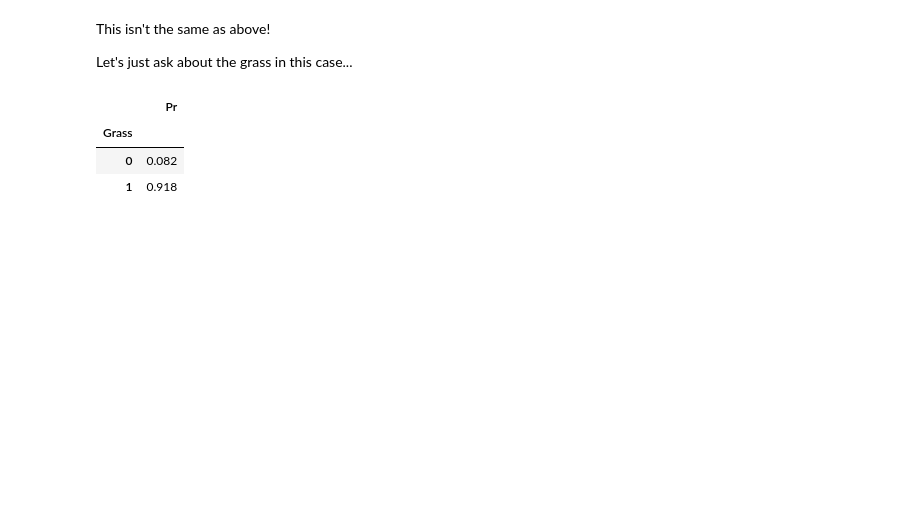
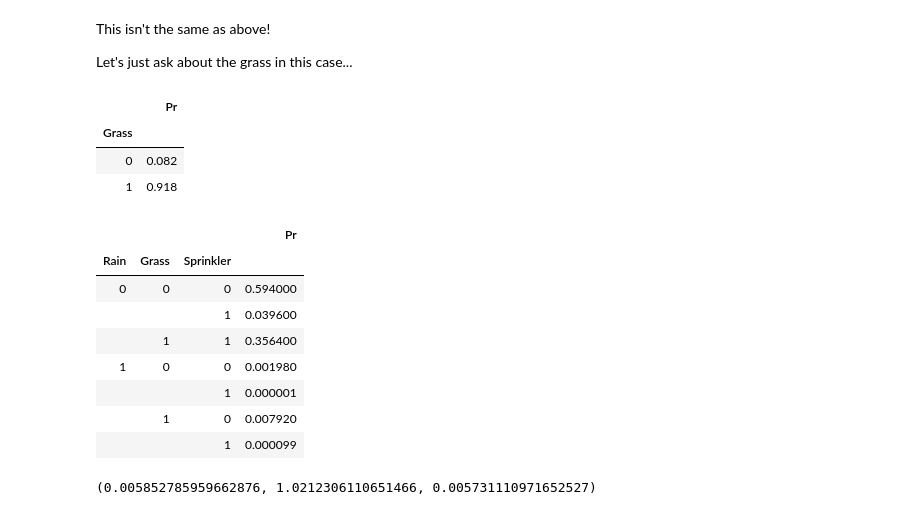
Before and after one commit to brettc/causalinfo, a Jupyter notebook: notebooks/wet_grass.ipynb, the cells around one changed output. Saved outputs shown, nothing was run; the diff lists cells and outputs as text; code cells hidden in the pictures; blank space fills up the shorter version.

```diff
--- a/notebooks/wet_grass.ipynb
+++ b/notebooks/wet_grass.ipynb
@@ -121,3 +121,24 @@ joint_sprinkler_on.joint(grass)
 | Grass |  |
 | 0 | 0.082 |
 | 1 | 0.918 |
+# %%
+rain_dist = JointDist({rain: [.99, .01]})
+# %%
+d = gr.generate_joint(rain_dist)
+d
+# %% [output]
+|  |  |  | Pr |
+| Rain | Grass | Sprinkler |  |
+| 0 | 0 | 0 | 0.594000 |
+|  |  | 1 | 0.039600 |
+|  | 1 | 1 | 0.356400 |
+| 1 | 0 | 0 | 0.001980 |
+|  |  | 1 | 0.000001 |
+|  | 1 | 0 | 0.007920 |
+|  |  | 1 | 0.000099 |
+# %%
+I = d.mutual_info(rain, grass)
+H = d.entropy(rain, grass)
+I, H, I/H
+# %% [output]
+(0.005852785959662876, 1.0212306110651466, 0.005731110971652527)
```
Also changed, not shown: parts of 5 cells of this notebook, 12 other files.
